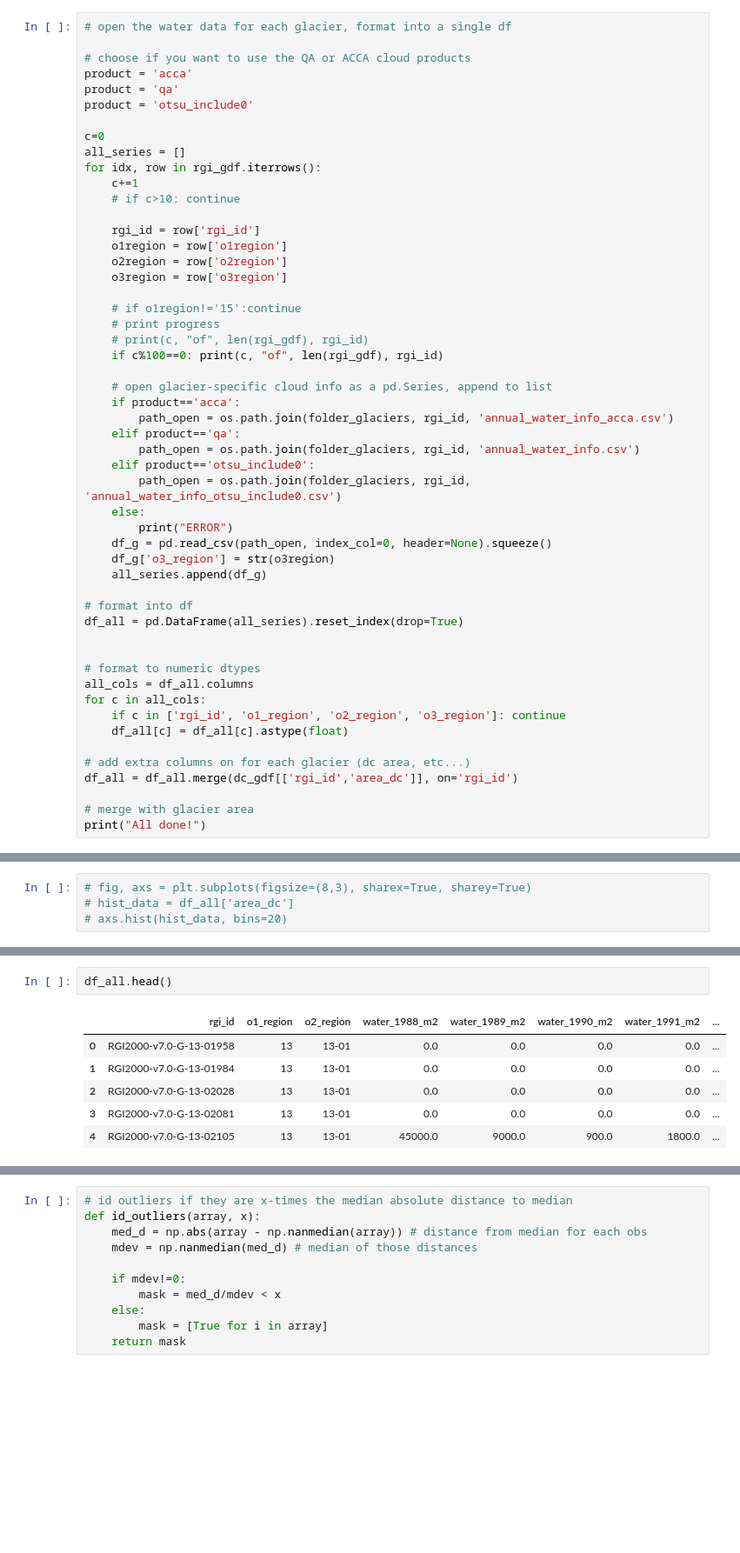
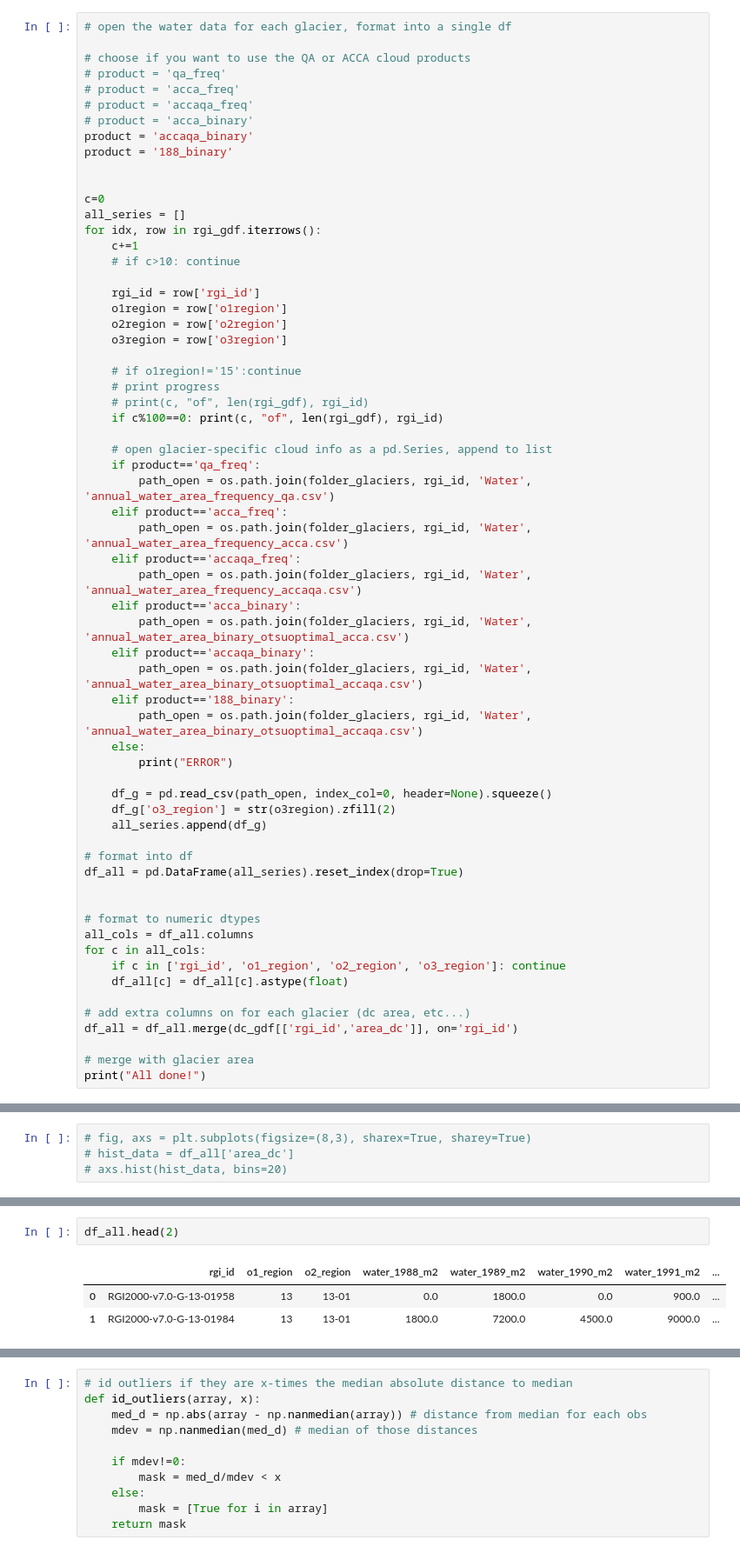
Before and after one commit to lucas-zeller/HMA_supraglacial_hydrology, a Jupyter notebook: investigate_regional_water.ipynb, the cells around one changed output, grey strips where cells are left out. Shown at 87% size. Saved outputs shown, nothing was run; the diff lists cells and outputs as text; blank space fills up the shorter version.

```diff
--- a/investigate_regional_water.ipynb
+++ b/investigate_regional_water.ipynb
@@ -38,9 +44,13 @@ dc_gdf = dc_gdf.sjoin(regions_gdf[["o3region","geometry"]])
 # open the water data for each glacier, format into a single df
 
 # choose if you want to use the QA or ACCA cloud products
-product = 'acca'
-product = 'qa'
-product = 'otsu_include0'
+# product = 'qa_freq'
+# product = 'acca_freq'
+# product = 'accaqa_freq'
+# product = 'acca_binary'
+product = 'accaqa_binary'
+product = '188_binary'
+
 
 c=0
 all_series = []
@@ -59,16 +69,23 @@ for idx, row in rgi_gdf.iterrows():
     if c%100==0: print(c, "of", len(rgi_gdf), rgi_id)
 
     # open glacier-specific cloud info as a pd.Series, append to list
-    if product=='acca':
-        path_open = os.path.join(folder_glaciers, rgi_id, 'annual_water_info_acca.csv')
-    elif product=='qa':
-        path_open = os.path.join(folder_glaciers, rgi_id, 'annual_water_info.csv')
-    elif product=='otsu_include0':
-        path_open = os.path.join(folder_glaciers, rgi_id, 'annual_water_info_otsu_include0.csv')
+    if product=='qa_freq':
+        path_open = os.path.join(folder_glaciers, rgi_id, 'Water', 'annual_water_area_frequency_qa.csv')
+    elif product=='acca_freq':
+        path_open = os.path.join(folder_glaciers, rgi_id, 'Water', 'annual_water_area_frequency_acca.csv')
+    elif product=='accaqa_freq':
+        path_open = os.path.join(folder_glaciers, rgi_id, 'Water', 'annual_water_area_frequency_accaqa.csv')
+    elif product=='acca_binary':
+        path_open = os.path.join(folder_glaciers, rgi_id, 'Water', 'annual_water_area_binary_otsuoptimal_acca.csv')
+    elif product=='accaqa_binary':
+        path_open = os.path.join(folder_glaciers, rgi_id, 'Water', 'annual_water_area_binary_otsuoptimal_accaqa.csv')
+    elif product=='188_binary':
+        path_open = os.path.join(folder_glaciers, rgi_id, 'Water', 'annual_water_area_binary_otsuoptimal_accaqa.csv')
     else:
         print("ERROR")
+
     df_g = pd.read_csv(path_open, index_col=0, header=None).squeeze()
-    df_g['o3_region'] = str(o3region)
+    df_g['o3_region'] = str(o3region).zfill(2)
     all_series.append(df_g)
 
 # format into df
@@ -112,9 +129,6 @@ c_5yr = [ f'water_{i[0]}_{i[1]}_m2' for i in intervals ]
 # %%
-df_all.head()
+df_all.head(2)
 # %% [output]
 |  | rgi_id | o1_region | o2_region | water_1988_m2 | water_1989_m2 | water_1990_m2 | water_1991_m2 | ... |
-| 0 | RGI2000-v7.0-G-13-01958 | 13 | 13-01 | 0.0 | 0.0 | 0.0 | 0.0 | ... |
-| 1 | RGI2000-v7.0-G-13-01984 | 13 | 13-01 | 0.0 | 0.0 | 0.0 | 0.0 | ... |
-| 2 | RGI2000-v7.0-G-13-02028 | 13 | 13-01 | 0.0 | 0.0 | 0.0 | 0.0 | ... |
-| 3 | RGI2000-v7.0-G-13-02081 | 13 | 13-01 | 0.0 | 0.0 | 0.0 | 0.0 | ... |
-| 4 | RGI2000-v7.0-G-13-02105 | 13 | 13-01 | 45000.0 | 9000.0 | 900.0 | 1800.0 | ... |
+| 0 | RGI2000-v7.0-G-13-01958 | 13 | 13-01 | 0.0 | 1800.0 | 0.0 | 900.0 | ... |
+| 1 | RGI2000-v7.0-G-13-01984 | 13 | 13-01 | 1800.0 | 7200.0 | 4500.0 | 9000.0 | ... |
```
Also changed, not shown: parts of 14 cells of this notebook, 29 other files.
